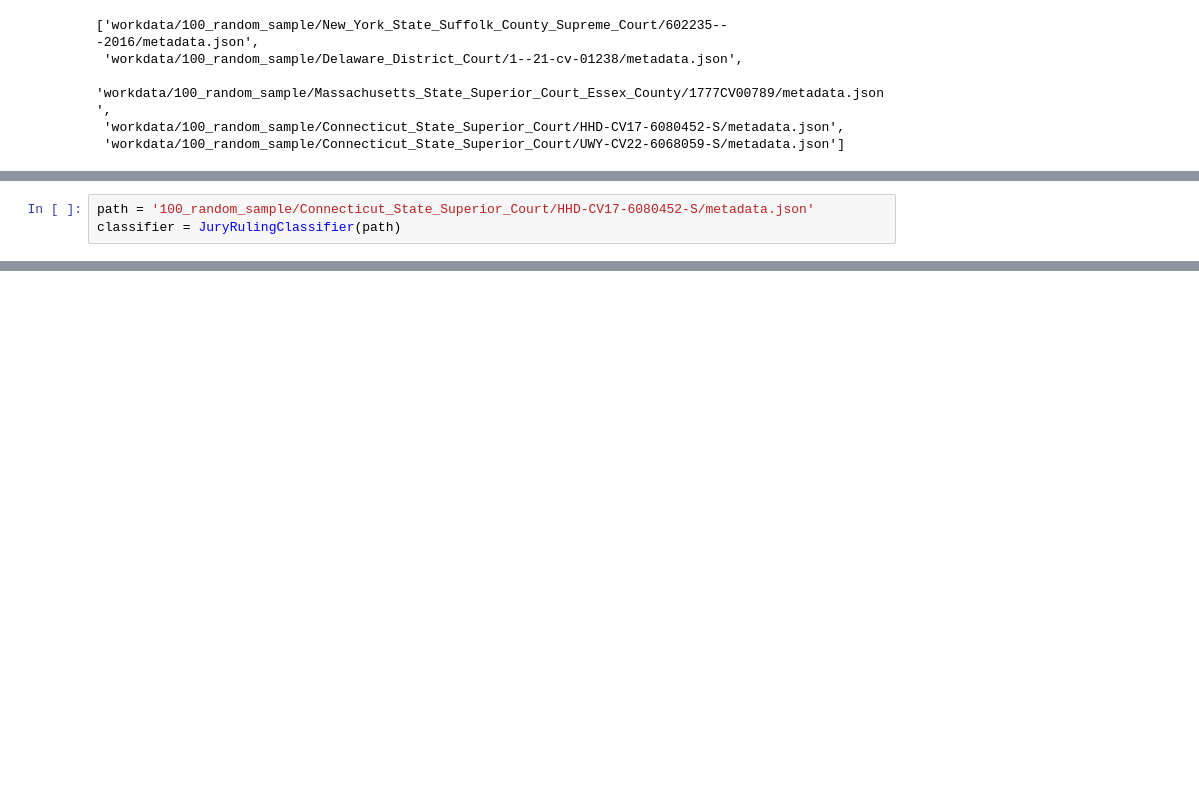
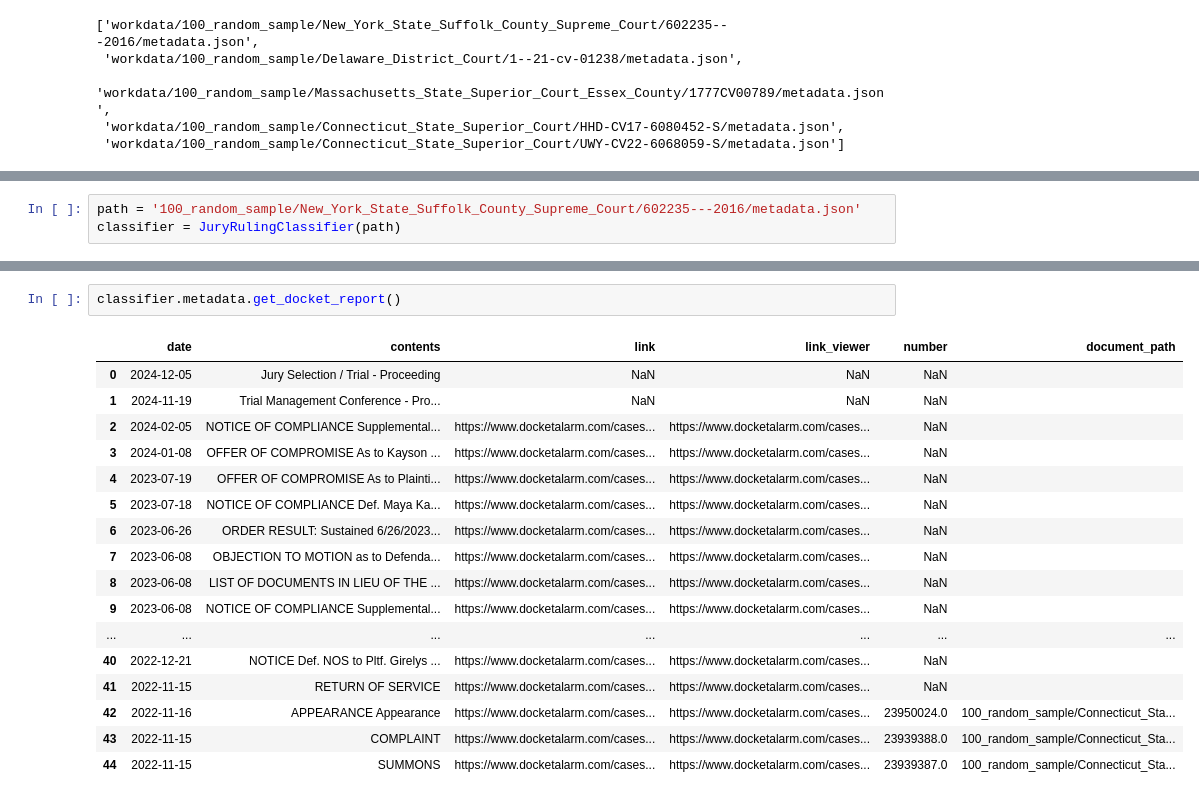
Before and after one commit to ampribe/variable-extraction, a Jupyter notebook: testing.ipynb, the cells around one changed output, grey strips where cells are left out. Drawn from its saved outputs; the diff is of its cells as text; blank space fills up the shorter version.

```diff
--- a/testing.ipynb
+++ b/testing.ipynb
@@ -42,5 +55,5 @@ df[df.trial_type == "jury"].metadata_path.tolist()
 # %%
-path = '100_random_sample/Connecticut_State_Superior_Court/HHD-CV17-6080452-S/metadata.json'
+path = '100_random_sample/New_York_State_Suffolk_County_Supreme_Court/602235---2016/metadata.json'
 classifier = JuryRulingClassifier(path)
 # %%
 classifier.extract()
@@ -52,0 +87,20 @@ KeyboardInterrupt:
+# %%
+classifier.metadata.get_docket_report()
+# %% [output]
+|  | date | contents | link | link_viewer | number | document_path |
+| 0 | 2024-12-05 | Jury Selection / Trial - Proceeding | NaN | NaN | NaN |  |
+| 1 | 2024-11-19 | Trial Management Conference - Pro... | NaN | NaN | NaN |  |
+| 2 | 2024-02-05 | NOTICE OF COMPLIANCE Supplemental... | https://www.docketalarm.com/cases... | https://www.docketalarm.com/cases... | NaN |  |
+| 3 | 2024-01-08 | OFFER OF COMPROMISE As to Kayson ... | https://www.docketalarm.com/cases... | https://www.docketalarm.com/cases... | NaN |  |
+| 4 | 2023-07-19 | OFFER OF COMPROMISE As to Plainti... | https://www.docketalarm.com/cases... | https://www.docketalarm.com/cases... | NaN |  |
+| 5 | 2023-07-18 | NOTICE OF COMPLIANCE Def. Maya Ka... | https://www.docketalarm.com/cases... | https://www.docketalarm.com/cases... | NaN |  |
+| 6 | 2023-06-26 | ORDER RESULT: Sustained 6/26/2023... | https://www.docketalarm.com/cases... | https://www.docketalarm.com/cases... | NaN |  |
+| 7 | 2023-06-08 | OBJECTION TO MOTION as to Defenda... | https://www.docketalarm.com/cases... | https://www.docketalarm.com/cases... | NaN |  |
+| 8 | 2023-06-08 | LIST OF DOCUMENTS IN LIEU OF THE ... | https://www.docketalarm.com/cases... | https://www.docketalarm.com/cases... | NaN |  |
+| 9 | 2023-06-08 | NOTICE OF COMPLIANCE Supplemental... | https://www.docketalarm.com/cases... | https://www.docketalarm.com/cases... | NaN |  |
+| ... | ... | ... | ... | ... | ... | ... |
+| 40 | 2022-12-21 | NOTICE Def. NOS to Pltf. Girelys ... | https://www.docketalarm.com/cases... | https://www.docketalarm.com/cases... | NaN |  |
+| 41 | 2022-11-15 | RETURN OF SERVICE | https://www.docketalarm.com/cases... | https://www.docketalarm.com/cases... | NaN |  |
+| 42 | 2022-11-16 | APPEARANCE Appearance | https://www.docketalarm.com/cases... | https://www.docketalarm.com/cases... | 23950024.0 | 100_random_sample/Connecticut_Sta... |
+| 43 | 2022-11-15 | COMPLAINT | https://www.docketalarm.com/cases... | https://www.docketalarm.com/cases... | 23939388.0 | 100_random_sample/Connecticut_Sta... |
+| 44 | 2022-11-15 | SUMMONS | https://www.docketalarm.com/cases... | https://www.docketalarm.com/cases... | 23939387.0 | 100_random_sample/Connecticut_Sta... |
```
Also changed, not shown: parts of 3 cells of this notebook, 1 other file.
